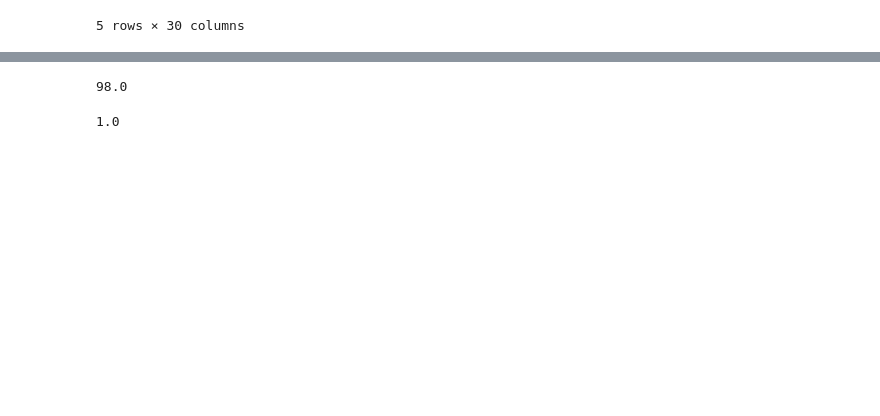
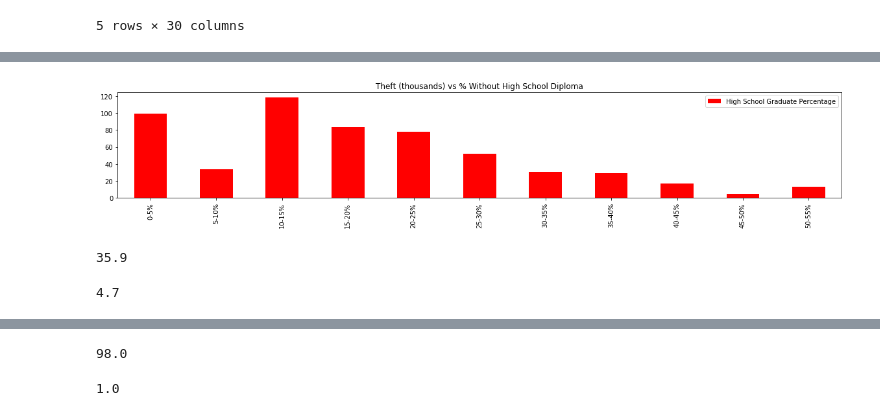
Before and after one commit to alimasoudi/test-project, a Jupyter notebook: Chicago-Crime-Data-Analysis.ipynb, the cells around one changed output, grey strips where cells are left out. Saved outputs shown, nothing was run; the diff lists cells and outputs as text; code cells hidden in the pictures; blank space fills up the shorter version.

```diff
--- a/Chicago-Crime-Data-Analysis.ipynb
+++ b/Chicago-Crime-Data-Analysis.ipynb
@@ -376,0 +371,15 @@ ward_25.head()
+# %%
+# Create the bins in which Data will be held
+# Bins are 0, 60, 70, 80, 90, 100
+bins = [0, 5, 10, 15, 20, 25,30,35,40,45,50,55]
+
+# Create the names for the four bins
+group_names = ["0-5%", "5-10%", "10-15%", "15-20%", "20-25%","25-30%","30-35%","35-40%","40-45%","45-50%","50-55%"]
+
+theft["High School Graduate Percentage"] = pd.cut(theft["PERCENT AGED 25+ WITHOUT HIGH SCHOOL DIPLOMA"], bins, labels=group_names)
+a=theft["High School Graduate Percentage"].value_counts()/1000
+
+
+a1=pd.DataFrame(a.sort_index())
+#c1=pd.DataFrame(c1)
+a1
@@ -376,0 +403,17 @@ ward_25.head()
+# %%
+a1.plot(kind="bar", figsize=(20,3),color='r')
+
+# Set a title for the chart
+plt.title("Theft (thousands) vs % Without High School Diploma")
+
+plt.show()
+# %% [output]
+[figure, added]
+# %%
+theft["PERCENT AGED 16+ UNEMPLOYED"].max()
+# %% [output]
+35.9
+# %%
+theft["PERCENT AGED 16+ UNEMPLOYED"].min()
+# %% [output]
+4.7
```
Also changed, not shown: parts of 27 cells of this notebook.
